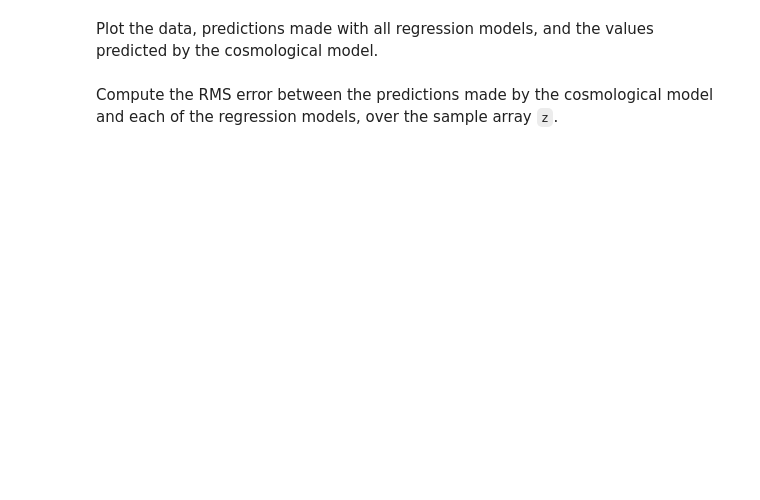
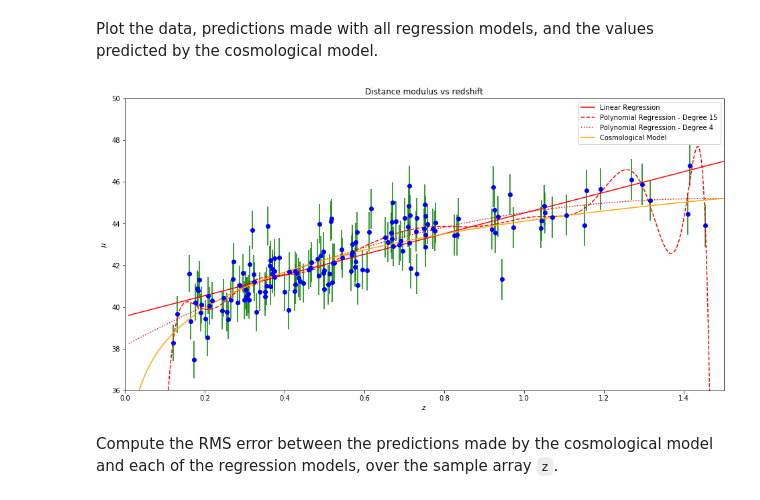
Before and after one commit to johnduffymsc/msc_spce0038, a Jupyter notebook: spce0038_coursework_john_duffy.ipynb, the cells around one changed output. Drawn from its saved outputs; the diff is of its cells as text; code cells hidden in the pictures; blank space fills up the shorter version.

```diff
--- a/spce0038_coursework_john_duffy.ipynb
+++ b/spce0038_coursework_john_duffy.ipynb
@@ -289,20 +289,20 @@ assert np.isclose(compute_rms(mu_pred_lin, mu_pred_lin), 0.0)
 
 # Generate predicted values at the z sample points.
 
-mu_pred_lin = lin_reg.predict(z_sample_new)
-mu_pred_poly = lin_reg_poly.predict(poly_features.transform(z_sample_new))
-mu_pred_poly_improved = lin_reg_poly_improved.predict(poly_features_improved.transform(z_sample_new))
+mu_pred_lin_sample = lin_reg.predict(z_sample_new)
+mu_pred_poly_sample = lin_reg_poly.predict(poly_features.transform(z_sample_new))
+mu_pred_poly_improved_sample = lin_reg_poly_improved.predict(poly_features_improved.transform(z_sample_new))
 
 #plt.figure(figsize=(16,8))
 #plt.plot(z_sample, mu_sample, 'ro')
-#plt.plot(z_sample, mu_pred_lin, 'yo')
-#plt.plot(z_sample, mu_pred_poly, 'go')
-#plt.plot(z_sample, mu_pred_poly_improved, 'bo')
+#plt.plot(z_sample, mu_pred_lin_sample, 'yo')
+#plt.plot(z_sample, mu_pred_poly_sample, 'go')
+#plt.plot(z_sample, mu_pred_poly_improved_sample, 'bo')
 #plt.show()
 
-rms_sample_lin = compute_rms(mu_sample, mu_pred_lin)
-rms_sample_poly = compute_rms(mu_sample, mu_pred_poly)
-rms_sample_poly_improved = compute_rms(mu_sample, mu_pred_poly_improved)
+rms_sample_lin = compute_rms(mu_sample, mu_pred_lin_sample)
+rms_sample_poly = compute_rms(mu_sample, mu_pred_poly_sample)
+rms_sample_poly_improved = compute_rms(mu_sample, mu_pred_poly_improved_sample)
 # %%
 # Print RMS values computed.
 print("rms_sample_lin = {0:.4f}".format(rms_sample_lin))
@@ -348,3 +348,23 @@ raise NotImplementedError()
+# %%
+# Plot original data and error bars.
+plot_dist_mod()
+
+# Plot linear regression model predictions.
+plt.plot(z, mu_pred_lin, 'r-', label="Linear Regression")
+
+# Plot polynomial regression model predictions - degree 15.
+plt.plot(z, mu_pred_poly, 'r--', label="Polynomial Regression - Degree 15")
+
+# Plot polynomial regression model predictions - degree 3.
+plt.plot(z, mu_pred_poly_improved, 'r:', label="Polynomial Regression - Degree 4")
+
+# Plot polynomial regression model predictions - degree 3.
+plt.plot(z, mu_cosmo, '-', color='orange', label="Cosmological Model")
+
+plt.legend()
+plt.show()
+# %% [output]
+[figure, added]
 # %% [markdown]
 Compute the RMS error between the predictions made by the cosmological model and each of the regression models, over the sample array `z`.
 # %%
```
Also changed, not shown: parts of 9 cells of this notebook.
